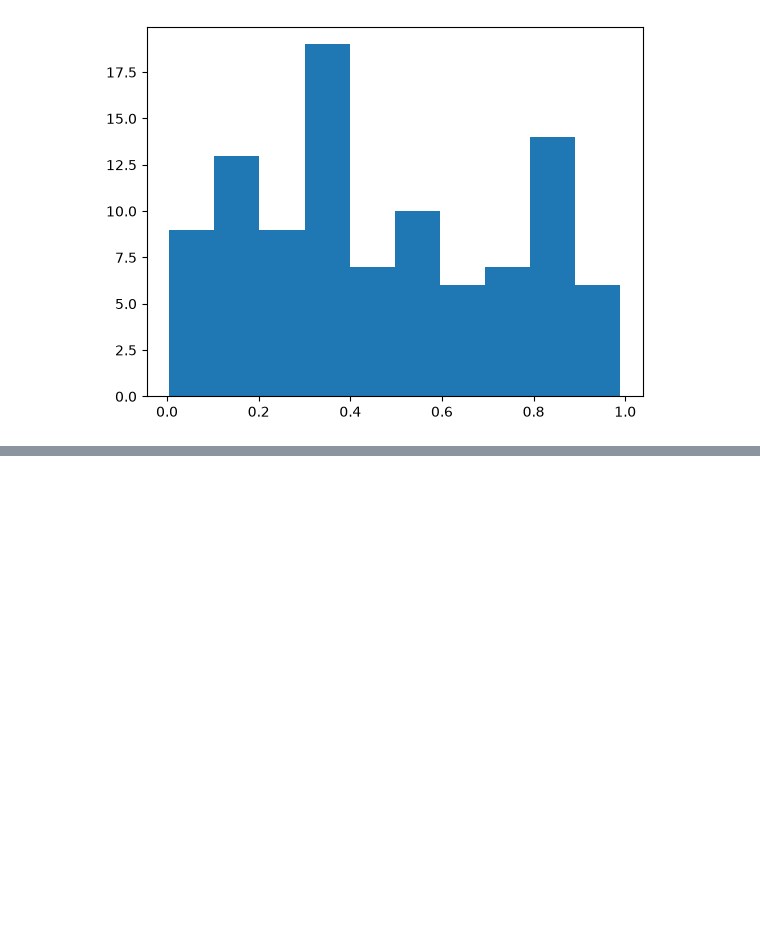
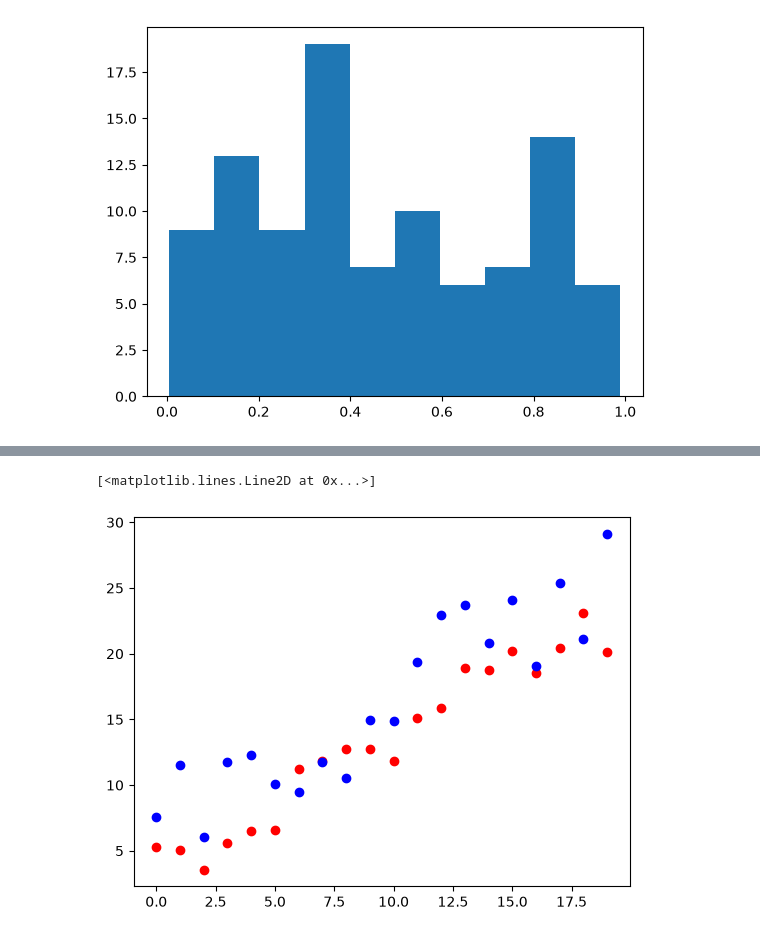
Before and after one commit to Anurag07-07/DSML-, a Jupyter notebook: day22.ipynb, the cells around one changed output, grey strips where cells are left out. Saved outputs shown, nothing was run; the diff lists cells and outputs as text; code cells hidden in the pictures; blank space fills up the shorter version.

```diff
--- a/day22.ipynb
+++ b/day22.ipynb
@@ -409,0 +414,6 @@ plt.show()
+# %%
+plt.plot(x,y1,"ro")
+plt.plot(x,y2,"bo")
+# %% [output]
+[<matplotlib.lines.Line2D at 0x...>]
+[figure, added]
```
Also changed, not shown: parts of 17 cells of this notebook.
